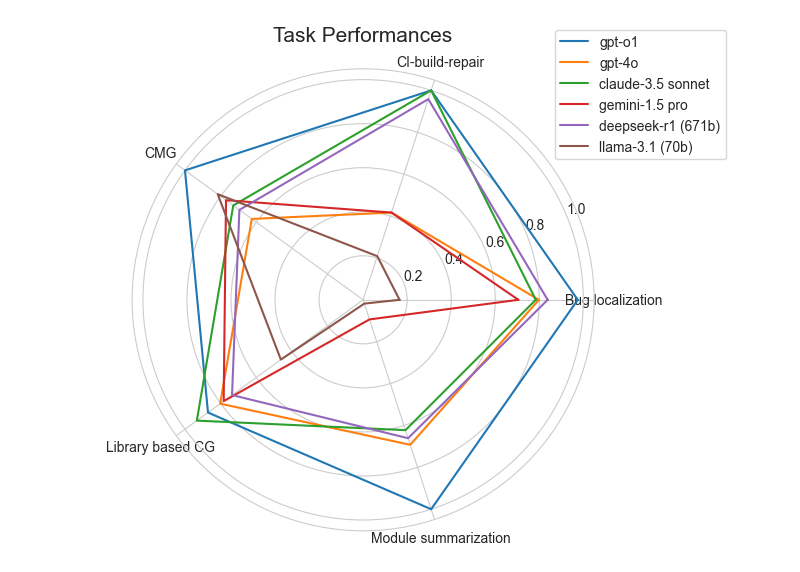
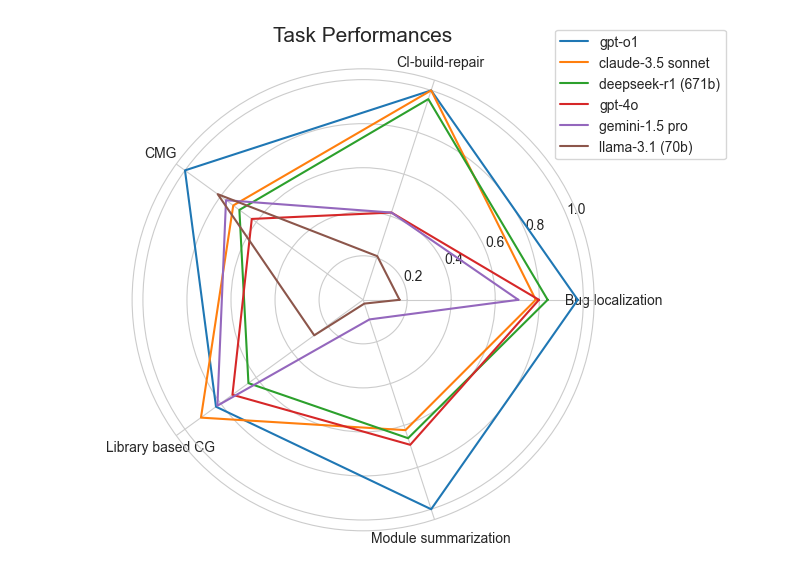
Before and after one commit to galtimur/various, a Jupyter notebook: lca_analysis/lca_corr_analysis.ipynb, the cells around one changed output. Drawn from its saved outputs; the diff is of its cells as text; code cells hidden in the pictures.

```diff
--- a/lca_analysis/lca_corr_analysis.ipynb
+++ b/lca_analysis/lca_corr_analysis.ipynb
@@ -80,6 +80,6 @@ kendall_w(task_results_df)
 # %%
-models_to_plot = ["gpt-o1", "gpt-4o", "claude-3.5 sonnet", "gemini-1.5 pro", "deepseek-r1 (671b)", "llama-3.1 (70b)"]
+models_to_plot = ["gpt-o1", "claude-3.5 sonnet", "deepseek-r1 (671b)", "gpt-4o", "gemini-1.5 pro", "llama-3.1 (70b)"]
 task_results_to_plot = task_results_df.filter(items=models_to_plot, axis=0)
 plot_radar_chart(task_results_to_plot)
 # %% [output]
-[figure, old version]
+[figure, new version]
```
Also changed, not shown: parts of 3 cells of this notebook, 1 other file.
